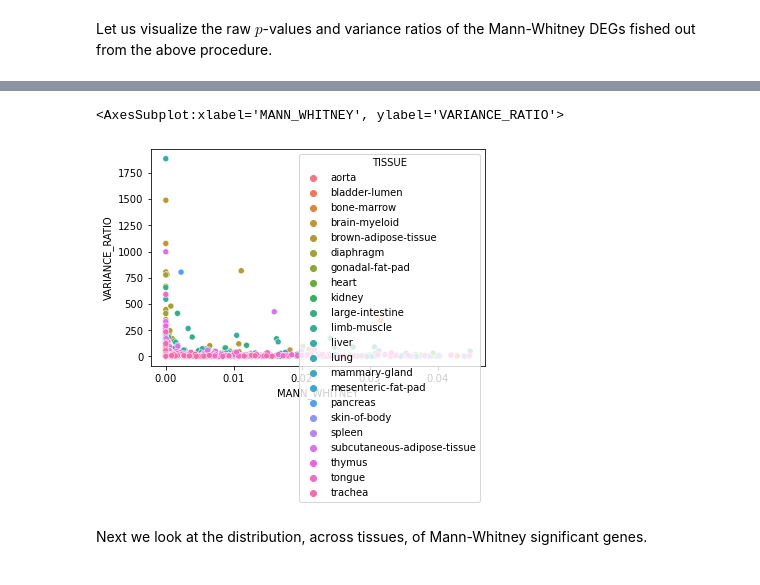
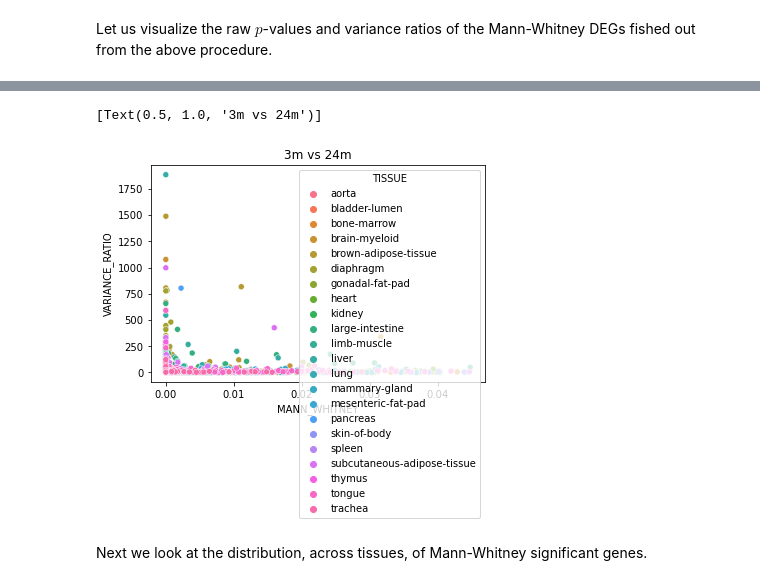
Before and after one commit to songlab-cal/MOCHIS, a Jupyter notebook: python/tabula-muris-analysis/tabula_muris_all.ipynb, the cells around one changed output, grey strips where cells are left out. Drawn from its saved outputs; the diff is of its cells as text; code cells hidden in the pictures.

```diff
--- a/python/tabula-muris-analysis/tabula_muris_all.ipynb
+++ b/python/tabula-muris-analysis/tabula_muris_all.ipynb
@@ -225,8 +225,8 @@ sns.scatterplot(data=df_3_18, x='MANN_WHITNEY', y='VARIANCE_RATIO', hue='TISSUE'
 # %%
-sns.scatterplot(data=df_24_3, x='MANN_WHITNEY', y='VARIANCE_RATIO', hue='TISSUE')
+sns.scatterplot(data=df_24_3, x='MANN_WHITNEY', y='VARIANCE_RATIO', hue='TISSUE').set(title='3m vs 24m')
 # %% [output]
-<AxesSubplot:xlabel='MANN_WHITNEY', ylabel='VARIANCE_RATIO'>
+[Text(0.5, 1.0, '3m vs 24m')]
-[figure, old version]
+[figure, new version]
 # %% [markdown]
 Next we look at the distribution, across tissues, of Mann-Whitney significant genes.
 # %%
```
Also changed, not shown: parts of 24 cells of this notebook, 3 other files.
